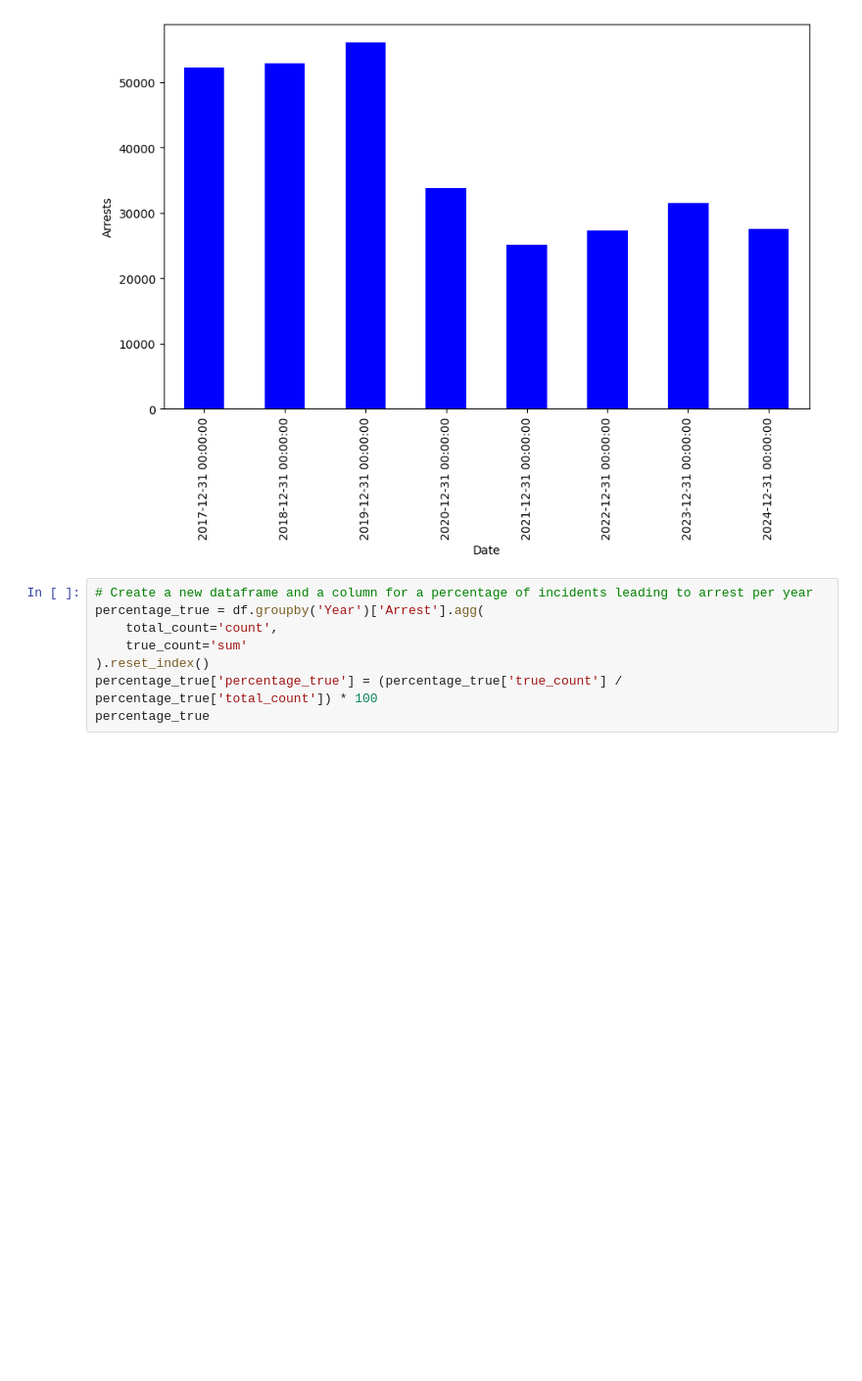
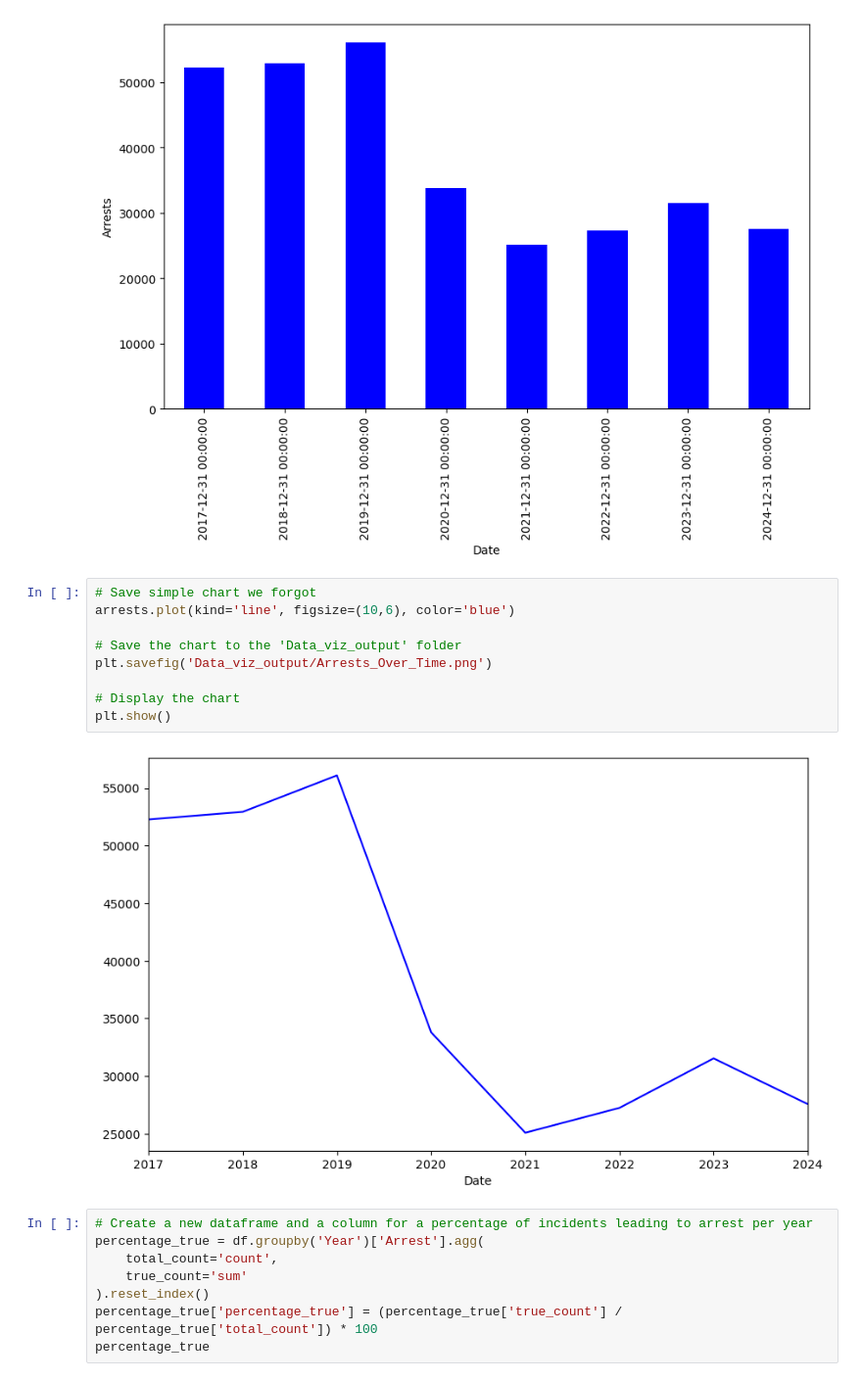
Before and after one commit to QJones76/team-project-1, a Jupyter notebook: main_analysis_file.ipynb, the cells around one changed output. Shown: that part at 98% size. Drawn from its saved outputs; the diff is of its cells as text; blank space fills up the shorter version.

```diff
--- a/main_analysis_file.ipynb
+++ b/main_analysis_file.ipynb
@@ -644,6 +640,17 @@ plt.ylabel('Arrests')
 # %% [output]
 Text(0, 0.5, 'Arrests')
 [figure]
+# %%
+# Save simple chart we forgot
+arrests.plot(kind='line', figsize=(10,6), color='blue')
+
+# Save the chart to the 'Data_viz_output' folder
+plt.savefig('Data_viz_output/Arrests_Over_Time.png')
+
+# Display the chart
+plt.show()
+# %% [output]
+[figure, added]
 # %%
 # Create a new dataframe and a column for a percentage of incidents leading to arrest per year
 percentage_true = df.groupby('Year')['Arrest'].agg(
```
Also changed, not shown: parts of 4 cells of this notebook, 4 other files.
